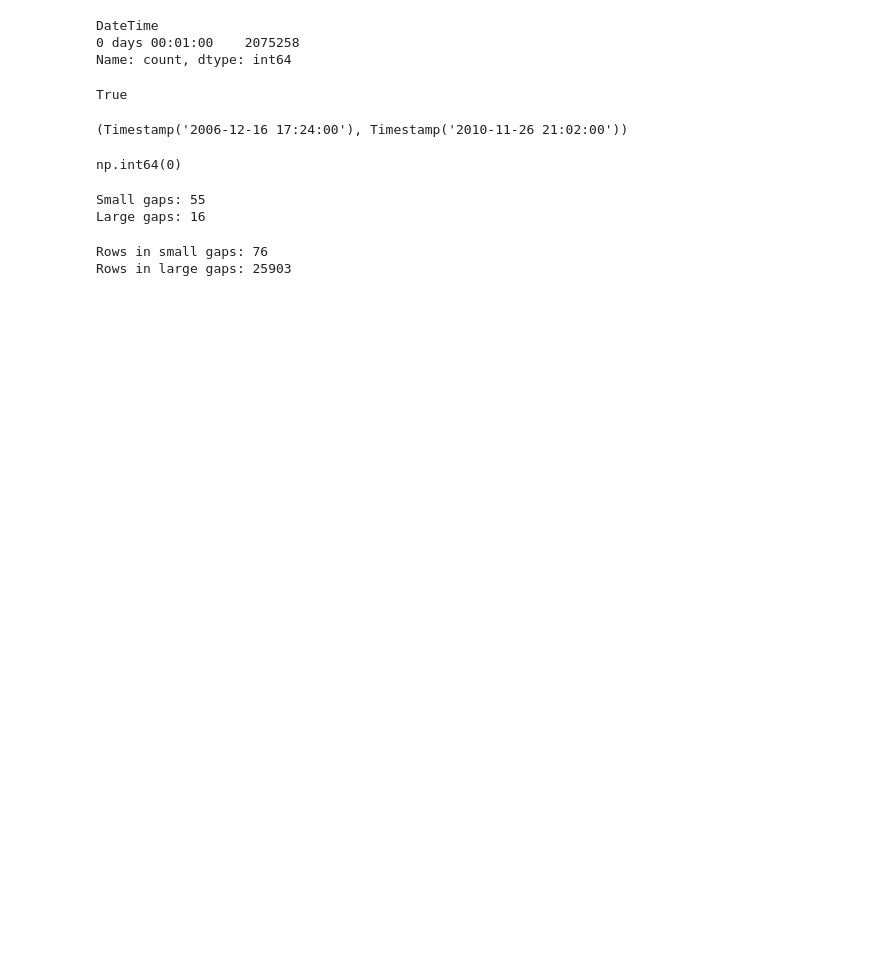
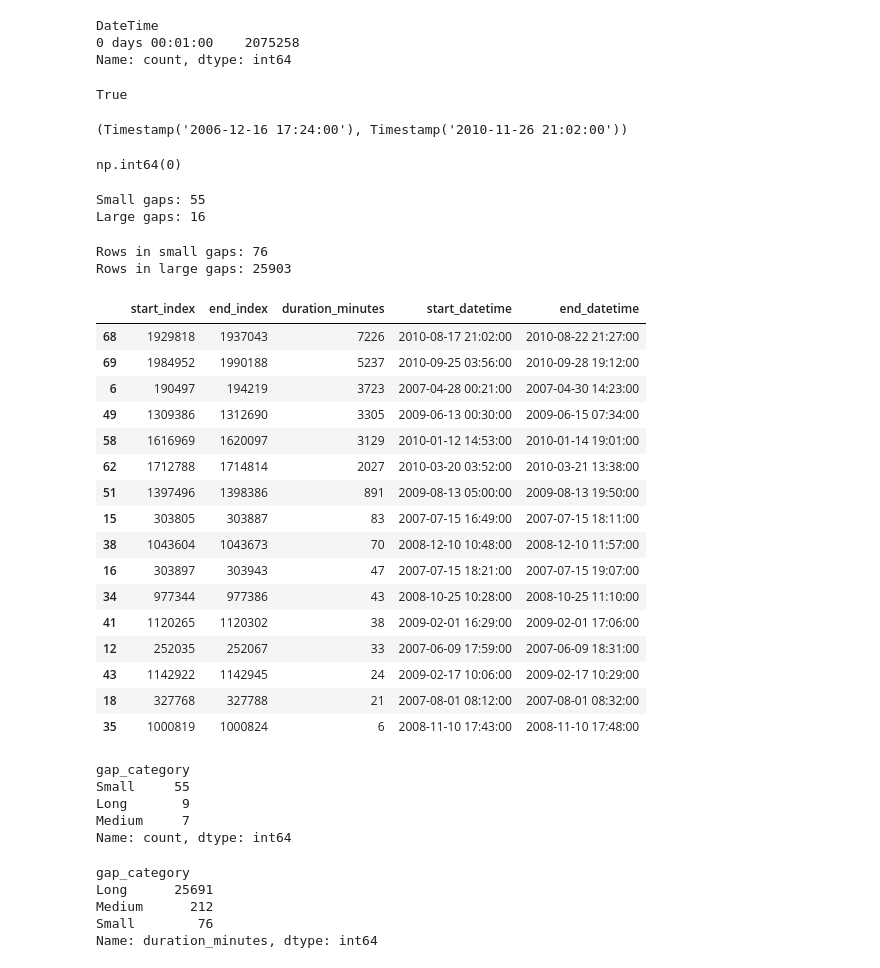
Before and after one commit to bhavyarattan21/smart-energy-forecasting, a Jupyter notebook: notebooks/01_data_understanding.ipynb, the cells around one changed output. Saved outputs shown, nothing was run; the diff lists cells and outputs as text; code cells hidden in the pictures; blank space fills up the shorter version.

```diff
--- a/notebooks/01_data_understanding.ipynb
+++ b/notebooks/01_data_understanding.ipynb
@@ -422,3 +422,52 @@ print("Rows in large gaps:", large_gaps["duration_minutes"].sum())
 # %% [output]
 Rows in small gaps: 76
 Rows in large gaps: 25903
+# %%
+large_gaps.sort_values(
+    "duration_minutes",
+    ascending=False
+)
+# %% [output]
+|  | start_index | end_index | duration_minutes | start_datetime | end_datetime |
+| 68 | 1929818 | 1937043 | 7226 | 2010-08-17 21:02:00 | 2010-08-22 21:27:00 |
+| 69 | 1984952 | 1990188 | 5237 | 2010-09-25 03:56:00 | 2010-09-28 19:12:00 |
+| 6 | 190497 | 194219 | 3723 | 2007-04-28 00:21:00 | 2007-04-30 14:23:00 |
+| 49 | 1309386 | 1312690 | 3305 | 2009-06-13 00:30:00 | 2009-06-15 07:34:00 |
+| 58 | 1616969 | 1620097 | 3129 | 2010-01-12 14:53:00 | 2010-01-14 19:01:00 |
+| 62 | 1712788 | 1714814 | 2027 | 2010-03-20 03:52:00 | 2010-03-21 13:38:00 |
+| 51 | 1397496 | 1398386 | 891 | 2009-08-13 05:00:00 | 2009-08-13 19:50:00 |
+| 15 | 303805 | 303887 | 83 | 2007-07-15 16:49:00 | 2007-07-15 18:11:00 |
+| 38 | 1043604 | 1043673 | 70 | 2008-12-10 10:48:00 | 2008-12-10 11:57:00 |
+| 16 | 303897 | 303943 | 47 | 2007-07-15 18:21:00 | 2007-07-15 19:07:00 |
+| 34 | 977344 | 977386 | 43 | 2008-10-25 10:28:00 | 2008-10-25 11:10:00 |
+| 41 | 1120265 | 1120302 | 38 | 2009-02-01 16:29:00 | 2009-02-01 17:06:00 |
+| 12 | 252035 | 252067 | 33 | 2007-06-09 17:59:00 | 2007-06-09 18:31:00 |
+| 43 | 1142922 | 1142945 | 24 | 2009-02-17 10:06:00 | 2009-02-17 10:29:00 |
+| 18 | 327768 | 327788 | 21 | 2007-08-01 08:12:00 | 2007-08-01 08:32:00 |
+| 35 | 1000819 | 1000824 | 6 | 2008-11-10 17:43:00 | 2008-11-10 17:48:00 |
+# %%
+def categorize_gap(minutes):
+    if minutes <= 5:
+        return "Small"
+    elif minutes <= 60:
+        return "Medium"
+    else:
+        return "Long"
+
+gap_summary["gap_category"] = gap_summary["duration_minutes"].apply(categorize_gap)
+
+gap_summary["gap_category"].value_counts()
+# %% [output]
+gap_category
+Small     55
+Long       9
+Medium     7
+Name: count, dtype: int64
+# %%
+gap_summary.groupby("gap_category")["duration_minutes"].sum()
+# %% [output]
+gap_category
+Long      25691
+Medium      212
+Small        76
+Name: duration_minutes, dtype: int64
```
Also changed, not shown: parts of 12 cells of this notebook.
